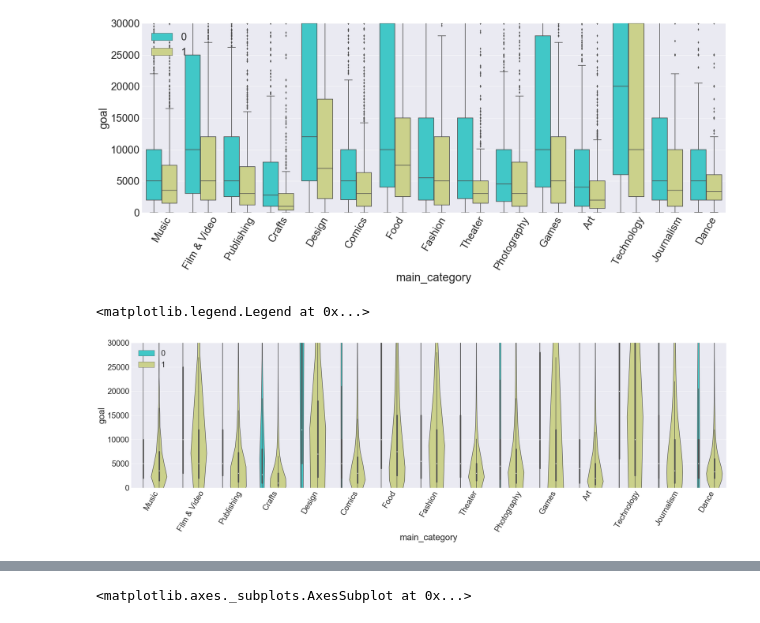
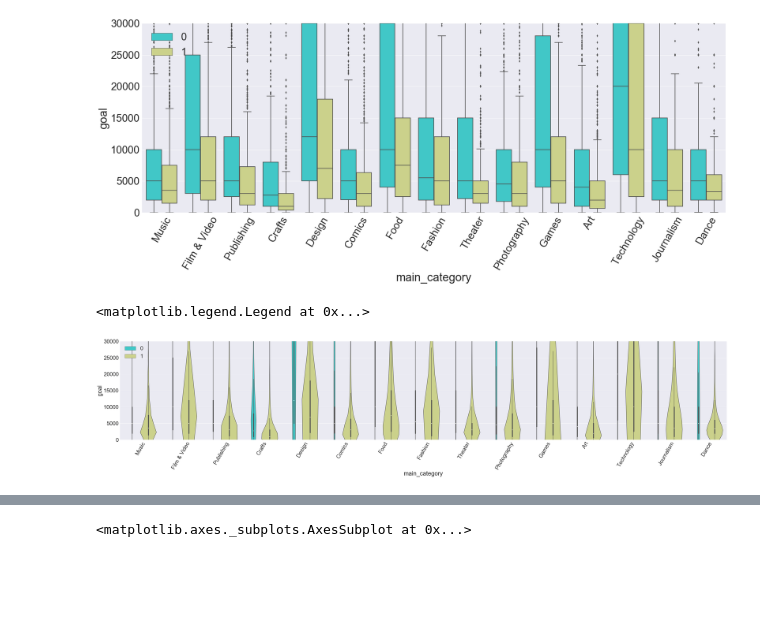
Before and after one commit to gkim98/KickoffKickstarter, a Jupyter notebook: Kickstarter Draft 2.ipynb, the cells around one changed output, grey strips where cells are left out. Drawn from its saved outputs; the diff is of its cells as text; code cells hidden in the pictures; blank space fills up the shorter version.

```diff
--- a/Kickstarter Draft 2.ipynb
+++ b/Kickstarter Draft 2.ipynb
@@ -225,2 +223,9 @@ Name: goal, dtype: float64
 # %%
 ks['title_length'] = ks['name'].apply(lambda x : len(x))
+# %%
+plt.figure(figsize=(30,10))
+sns.set(font_scale=3)
+ks1 = ks[(ks.title_length > 55)]
+sns.countplot(x="main_category", data = ks1, hue="successful", palette="Paired")
+plt.xticks(rotation=60)
+plt.title("For many characters")
@@ -226,0 +235,7 @@ ks['title_length'] = ks['name'].apply(lambda x : len(x))
+# %%
+plt.figure(figsize=(30,10))
+sns.set(font_scale=3)
+ks2 = ks[(ks.title_length < 30)]
+sns.countplot(x="main_category", data = ks2, hue="successful", palette="Paired")
+plt.xticks(rotation=60)
+plt.title("For little characters")
@@ -226,0 +245,6 @@ ks['title_length'] = ks['name'].apply(lambda x : len(x))
+# %%
+plt.figure(figsize=(30,10))
+sns.set(font_scale=3)
+sns.countplot(x='main_category', data=ks, hue="successful", palette="Paired")
+plt.xticks(rotation=60)
+plt.title("Number of projects in each category (by status of project)")
@@ -246,14 +273,14 @@ plt.legend(loc=2)
 <matplotlib.legend.Legend at 0x...>
 [figure]
 # %%
-plt.figure(figsize=(40, 10))
+plt.figure(figsize=(60, 10))
 sns.violinplot(x="main_category", y="goal", data=ks, palette="rainbow", hue="successful")
 plt.ylim(0, 30000)
 plt.xticks(rotation=60)
 plt.legend(loc=2)
 # %% [output]
 <matplotlib.legend.Legend at 0x...>
-[figure, old version]
+[figure, new version]
 # %%
 ks.head()
 # %% [output]
```
Also changed, not shown: parts of 25 cells of this notebook.
